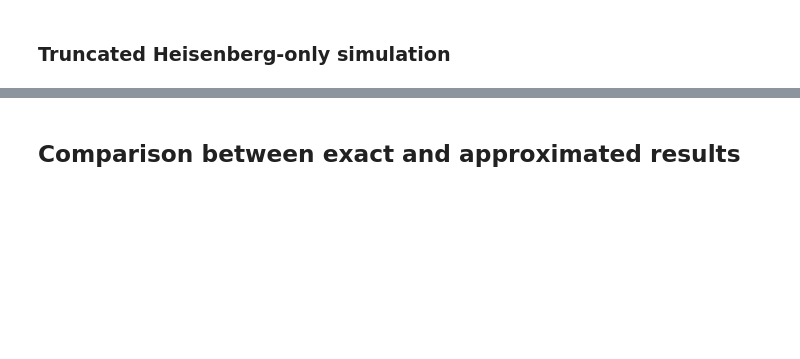
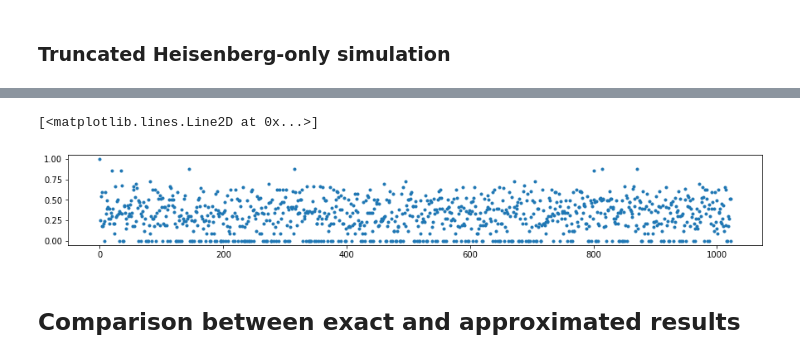
Before and after one commit to andreamari/dropbox, a Jupyter notebook: clifford/magic_state_similation3.ipynb, the cells around one changed output, grey strips where cells are left out. Saved outputs shown, nothing was run; the diff lists cells and outputs as text; code cells hidden in the pictures; blank space fills up the shorter version.

```diff
--- a/clifford/magic_state_similation3.ipynb
+++ b/clifford/magic_state_similation3.ipynb
@@ -562,3 +574,10 @@ plt.plot(mean_abs_terms)
+# %%
+# One-norm of all_terms vs Pauli observable
+plt.figure(figsize=(15,2))
+plt.plot(np.sum(np.abs(all_terms_list_np), axis=1), marker=".", linestyle="None")
+# %% [output]
+[<matplotlib.lines.Line2D at 0x...>]
+[figure, added]
 # %% [markdown]
 ## Comparison between exact and approximated results
 # %%
```
Also changed, not shown: parts of 24 cells of this notebook.
